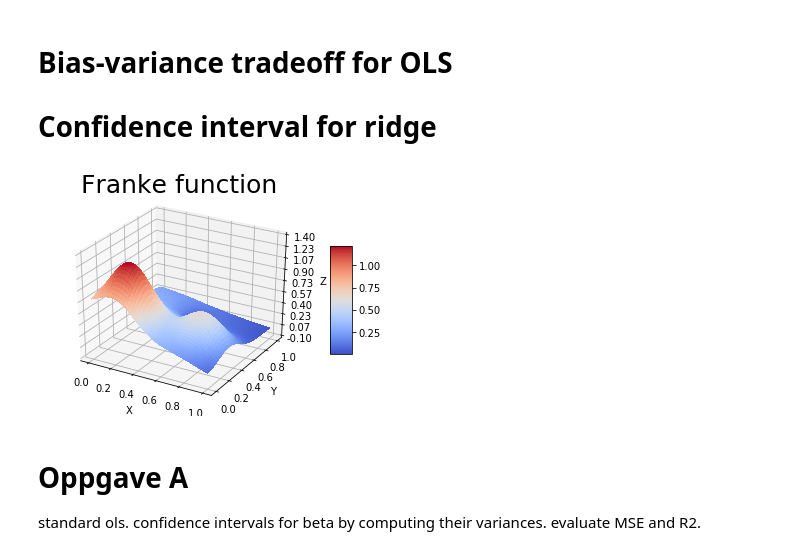
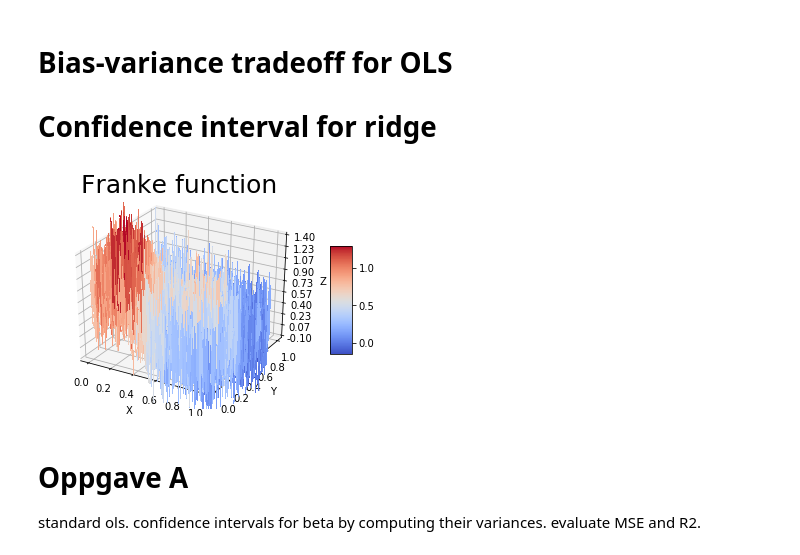
Before and after one commit to VemundST/Project1, a Jupyter notebook: main.ipynb, the cells around one changed output. Drawn from its saved outputs; the diff is of its cells as text; code cells hidden in the pictures.

```diff
--- a/main.ipynb
+++ b/main.ipynb
@@ -31,35 +31,35 @@ import pandas as pd
 # %%
 fig         = plt.figure()
 ax          = fig.gca(projection='3d')
 n_x         = 200
 
 # Make data.
 x           = np.linspace(0, 1, n_x)
 y           = np.linspace(0, 1, n_x)
 
 
 x_mesh, y_mesh  = np.meshgrid(x,y)
-noise_level     = 0.0
+noise_level     = 0.33
 frank           = fx.FrankeFunction(x_mesh, y_mesh, noise_level)
 
 
 # Plot the surface.
 surf        = ax.plot_surface(x_mesh, y_mesh, frank, cmap=cm.coolwarm, linewidth=0, antialiased=False)
 # Customize the z axis.
 ax.set_zlim(-0.10, 1.40)
 ax.zaxis.set_major_locator(LinearLocator(10))
 ax.zaxis.set_major_formatter(FormatStrFormatter('%.02f'))
 ax.set_xlabel('X')
 ax.set_ylabel('Y')
 ax.set_zlabel('Z')
 plt.title('Franke function', fontsize=25, y=1.05)# Add a color bar which maps values to colors.
 fig.colorbar(surf, shrink=0.5, aspect=5)
 plt.show()
 
 # for our computations, we reshape the Franke function to a 1D array
 frank           = np.ravel(frank)
 # %% [output]
-[figure, old version]
+[figure, new version]
 # %% [markdown]
 # Oppgave A
 standard ols.
```
Also changed, not shown: parts of 18 cells of this notebook, 9 other files.
